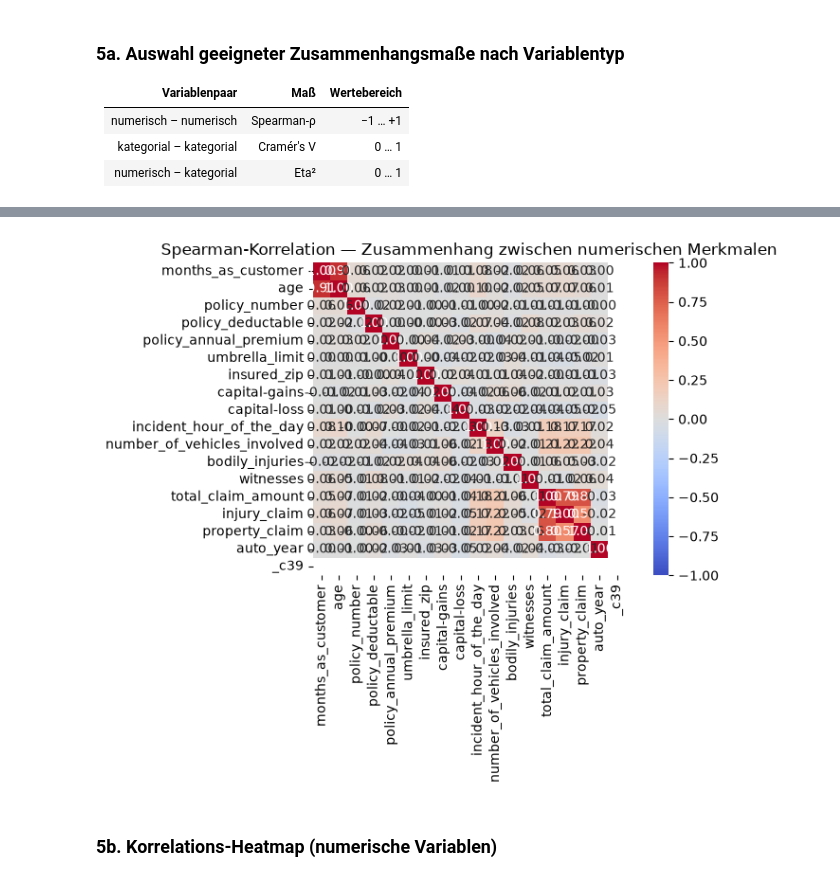
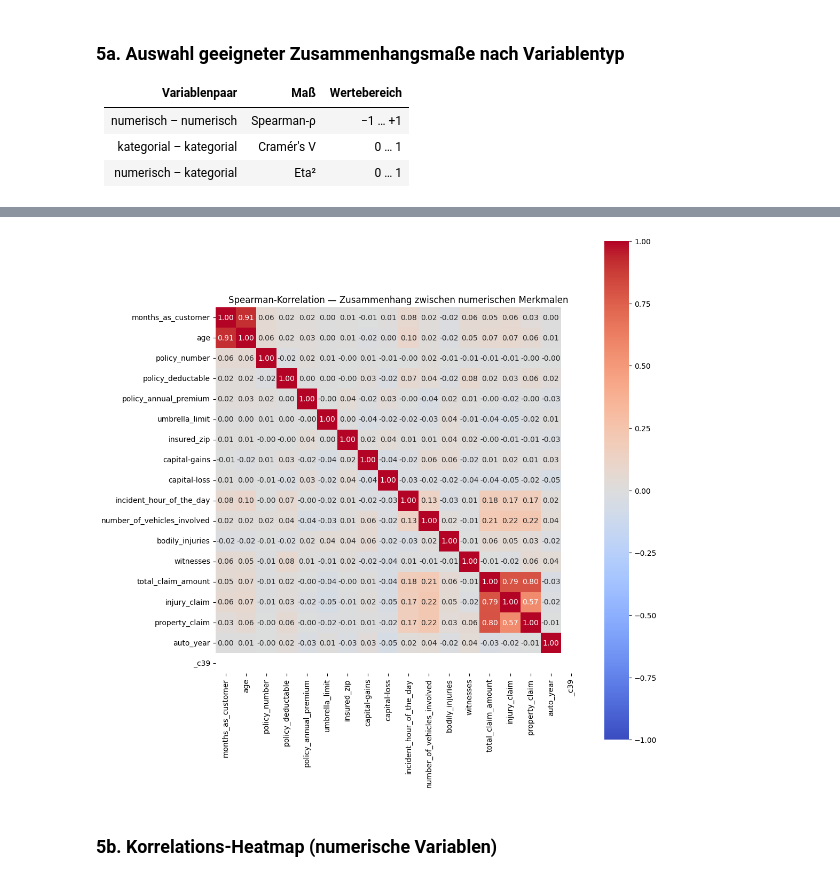
Before and after one commit to fostij/InterGeeks-Agiles-Programmierprojekt, a Jupyter notebook: docs/vollstaendige_analyse.ipynb, the cells around one changed output, grey strips where cells are left out. Drawn from its saved outputs; the diff is of its cells as text; code cells hidden in the pictures.

Commit message:
chore: add presentation. edit image size in notebook. (#45)

```diff
--- a/docs/vollstaendige_analyse.ipynb
+++ b/docs/vollstaendige_analyse.ipynb
@@ -464,16 +462,16 @@ Hohe Werte deuten auf Multikollinearität hin — beide Merkmale sollten nicht g
 # %%
 # ── Spearman für numerische Merkmalspaare ────────────────────────────────────
 if len(num_cols) >= 2:
     spearman_matrix = df[num_cols].corr(method="spearman")
-    plt.figure(figsize=(8, 6))
+    plt.figure(figsize=(11, 11))
     sns.heatmap(spearman_matrix, annot=True, fmt=".2f", cmap="coolwarm", vmin=-1, vmax=1, square=True)
     plt.title("Spearman-Korrelation — Zusammenhang zwischen numerischen Merkmalen")
     plt.tight_layout()
     plt.show()
 else:
     print("Zu wenige numerische Merkmale für eine Paarmatrix.")
 # %% [output]
-[figure, old version]
+[figure, new version]
 # %% [markdown]
 ### 5b. Korrelations-Heatmap (numerische Variablen)
 # %%
```
Also changed, not shown: parts of 6 cells of this notebook, 1 other file.
